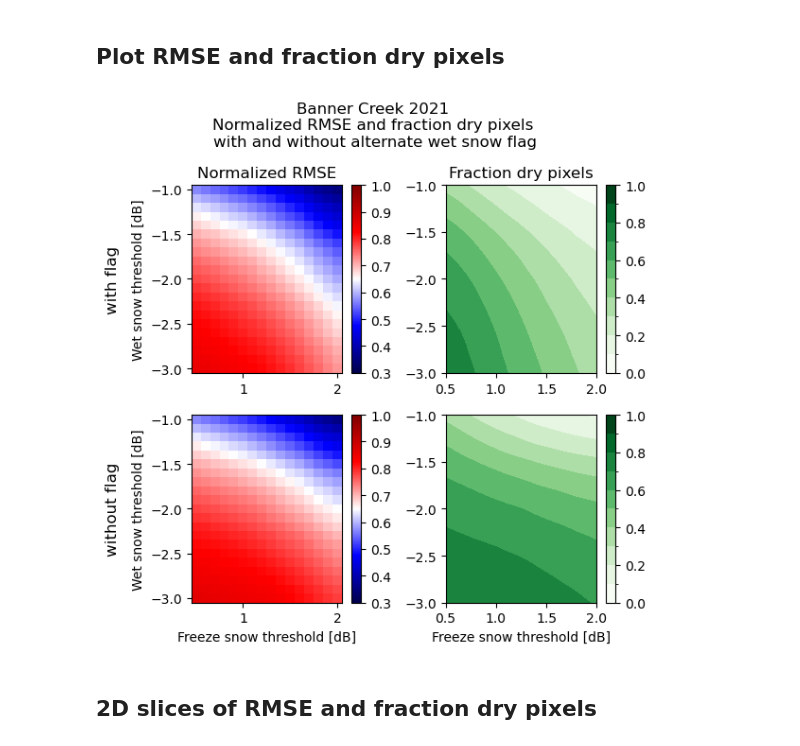
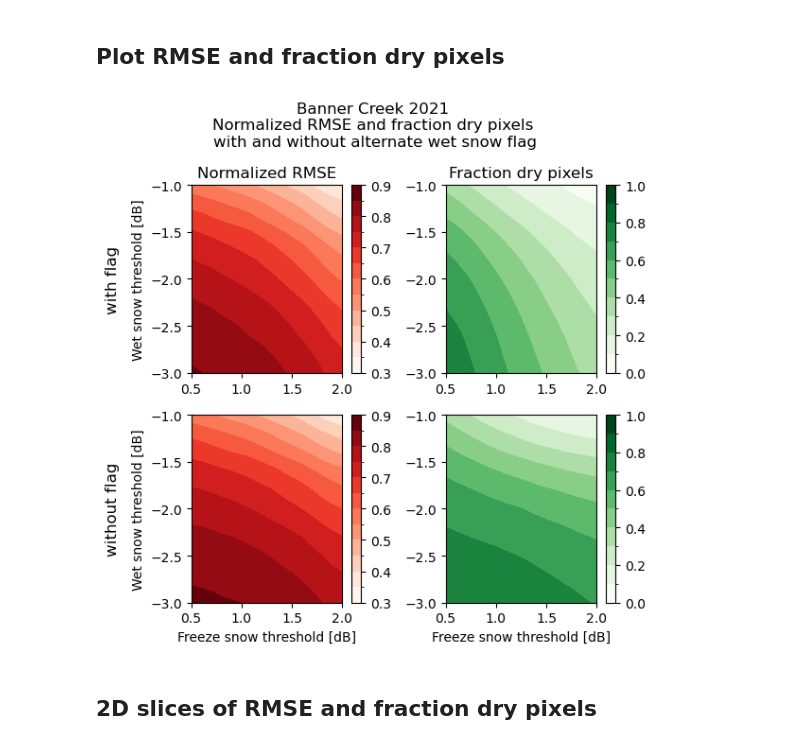
Before and after one commit to SnowEx/spicy-snow, a Jupyter notebook: contrib/gagliano/wet_snow_plot_rmse.ipynb, the cells around one changed output. Cells and saved outputs as stored; diff of their text form; code cells hidden in the pictures.

Commit message:
update figure creation notebooks

```diff
--- a/contrib/gagliano/wet_snow_plot_rmse.ipynb
+++ b/contrib/gagliano/wet_snow_plot_rmse.ipynb
@@ -48,11 +48,11 @@ normalized_rmse = wet_snow/all_snow
 # %%
 f,ax=plt.subplots(2,2,figsize=(6,6))
 
-normalized_rmse.sel(SI_thresh=0).plot(ax=ax[0,0],vmin=0.3,vmax=1,cmap='seismic')
+normalized_rmse.sel(SI_thresh=0).plot.contourf(ax=ax[0,0],vmin=0.3,vmax=0.9,levels=13,cmap='Reds')
 frac_valid.sel(SI_thresh=0).plot.contourf(ax=ax[0,1],vmin=0,vmax=1,levels=11,cmap='Greens')
 
 
-normalized_rmse.sel(SI_thresh=-100).plot(ax=ax[1,0],vmin=0.3,vmax=1,cmap='seismic')
+normalized_rmse.sel(SI_thresh=-100).plot.contourf(ax=ax[1,0],vmin=0.3,vmax=0.9,levels=13,cmap='Reds')
 frac_valid.sel(SI_thresh=-100).plot.contourf(ax=ax[1,1],vmin=0,vmax=1,levels=11,cmap='Greens')
 #ax[1,0].set_title('Normalized RMSE')
 #ax[1,1].set_title('Fraction of pixels dry')
@@ -63,34 +63,34 @@ ax[0,0].set_title('Normalized RMSE')
 ax[0,1].set_title('Fraction dry pixels')
 
 ax[0,0].set_xlabel('')
 ax[0,1].set_xlabel('')
 ax[0,1].set_ylabel('')
 
 ax[1,1].set_ylabel('')
 
 ax[0,0].set_ylabel('Wet snow threshold [dB]')
 ax[1,0].set_ylabel('Wet snow threshold [dB]')
 
 ax[1,0].set_xlabel('Freeze snow threshold [dB]')
 ax[1,1].set_xlabel('Freeze snow threshold [dB]')
 
 #for axs in ax:
 #    axs.set_xlim([0.5,2])
 
 
 f.suptitle('Banner Creek 2021 \nNormalized RMSE and fraction dry pixels \nwith and without alternate wet snow flag')
 
 rows=['with flag','without flag']
 pad = 5
 for ax, row in zip(ax[:,0], rows):
     ax.annotate(row,xy=(0, 0.5), xytext=(-ax.yaxis.labelpad-pad,0),
                 xycoords=ax.yaxis.label, textcoords='offset points',
                 size='large', ha='right', va='center',rotation=90)
 plt.tight_layout()
 
 f.savefig('figures/RMSE_fracdry_2D.png',dpi=600)
 # %% [output]
-[figure, old version]
+[figure, new version]
 # %% [markdown]
 ## 2D slices of RMSE and fraction dry pixels
 # %%
```
Also changed, not shown: 1 other file.
